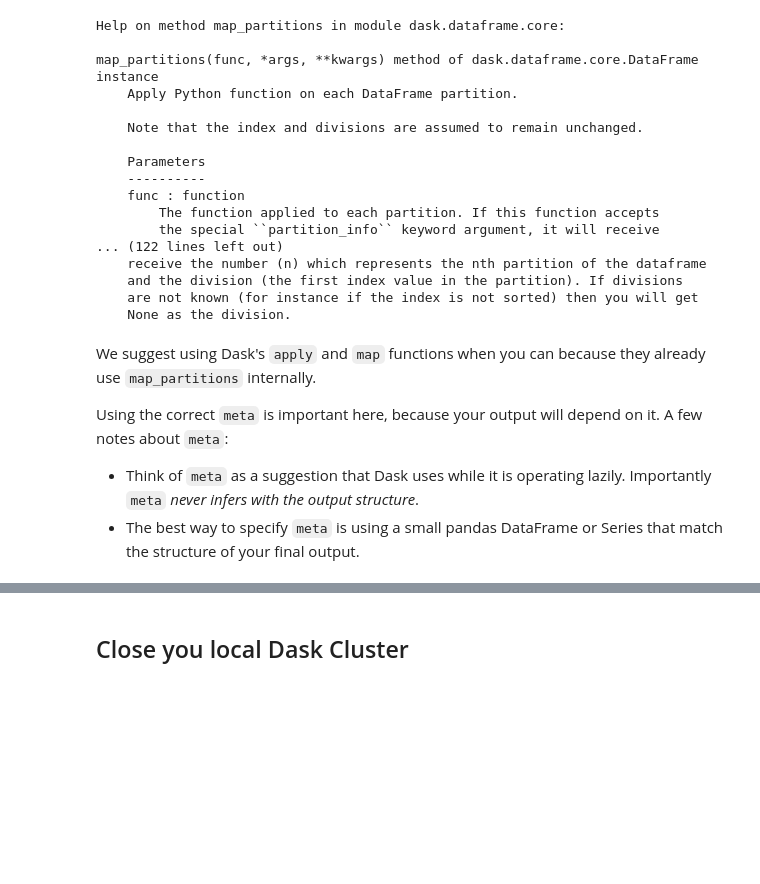
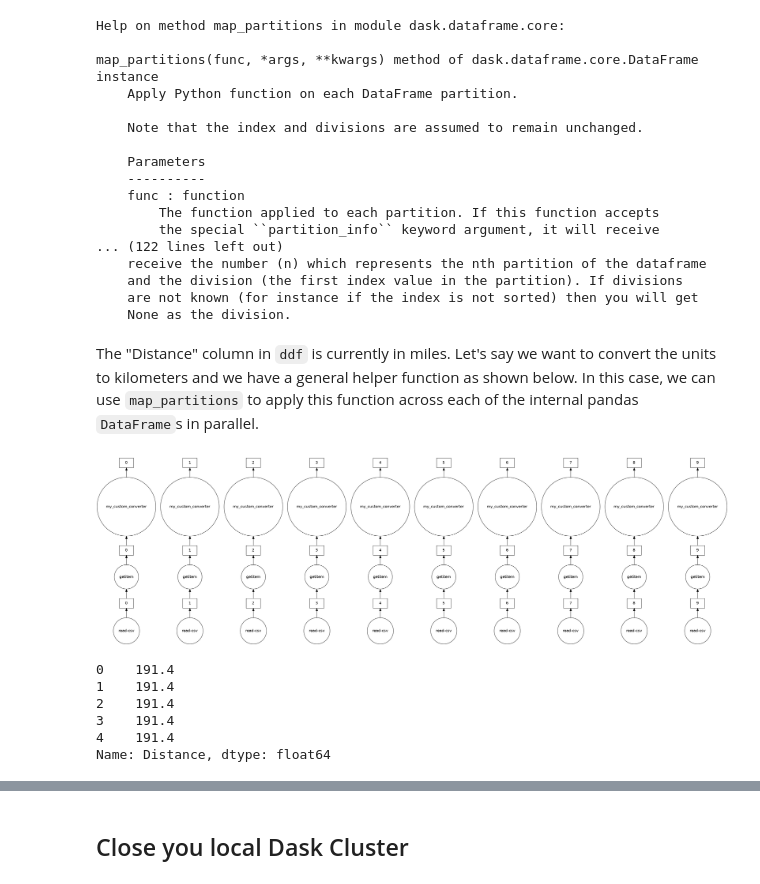
Before and after one commit to dask/dask-tutorial, a Jupyter notebook: 01_dataframe.ipynb, the cells around one changed output, grey strips where cells are left out. Drawn from its saved outputs; the diff is of its cells as text; code cells hidden in the pictures; blank space fills up the shorter version.

```diff
--- a/01_dataframe.ipynb
+++ b/01_dataframe.ipynb
@@ -453,22 +451,25 @@ map_partitions(func, *args, **kwargs) method of dask.dataframe.core.DataFrame in
     and the division (the first index value in the partition). If divisions
     are not known (for instance if the index is not sorted) then you will get
     None as the division.
-# %%
-# TODO: update with df.a + df.b - df.c
-
-def my_custom_function(df, parameter_a=True):
-    # toy function just for demonstration
-    if parameter_a:
-        # do something with df
-        return df
-    return df
-
-meta = ddf.head()
-
-ddf = ddf.map_partitions(my_custom_function, parameter_a=True, meta=meta)
-# %% [markdown]
-We suggest using Dask's `apply` and `map` functions when you can because they already use `map_partitions` internally.
-
-Using the correct `meta` is important here, because your output will depend on it. A few notes about `meta`:
-* Think of `meta` as a suggestion that Dask uses while it is operating lazily. Importantly `meta` _never infers with the output structure_.
-* The best way to specify `meta` is using a small pandas DataFrame or Series that match the structure of your final output.
+# %% [markdown]
+The "Distance" column in `ddf` is currently in miles. Let's say we want to convert the units to kilometers and we have a general helper function as shown below. In this case, we can use `map_partitions` to apply this function across each of the internal pandas `DataFrame`s in parallel.
+# %%
+def my_custom_converter(df, multiplier=1):
+    return df * multiplier
+
+meta = pd.Series(name="Distance", dtype="float64")
+
+distance_km = ddf.Distance.map_partitions(my_custom_converter, multiplier=0.6, meta=meta)
+# %%
+distance_km.visualize()
+# %% [output]
+[figure, added]
+# %%
+distance_km.head()
+# %% [output]
+0    191.4
+1    191.4
+2    191.4
+3    191.4
+4    191.4
+Name: Distance, dtype: float64
```
Also changed, not shown: parts of 11 cells of this notebook, 17 other files.
